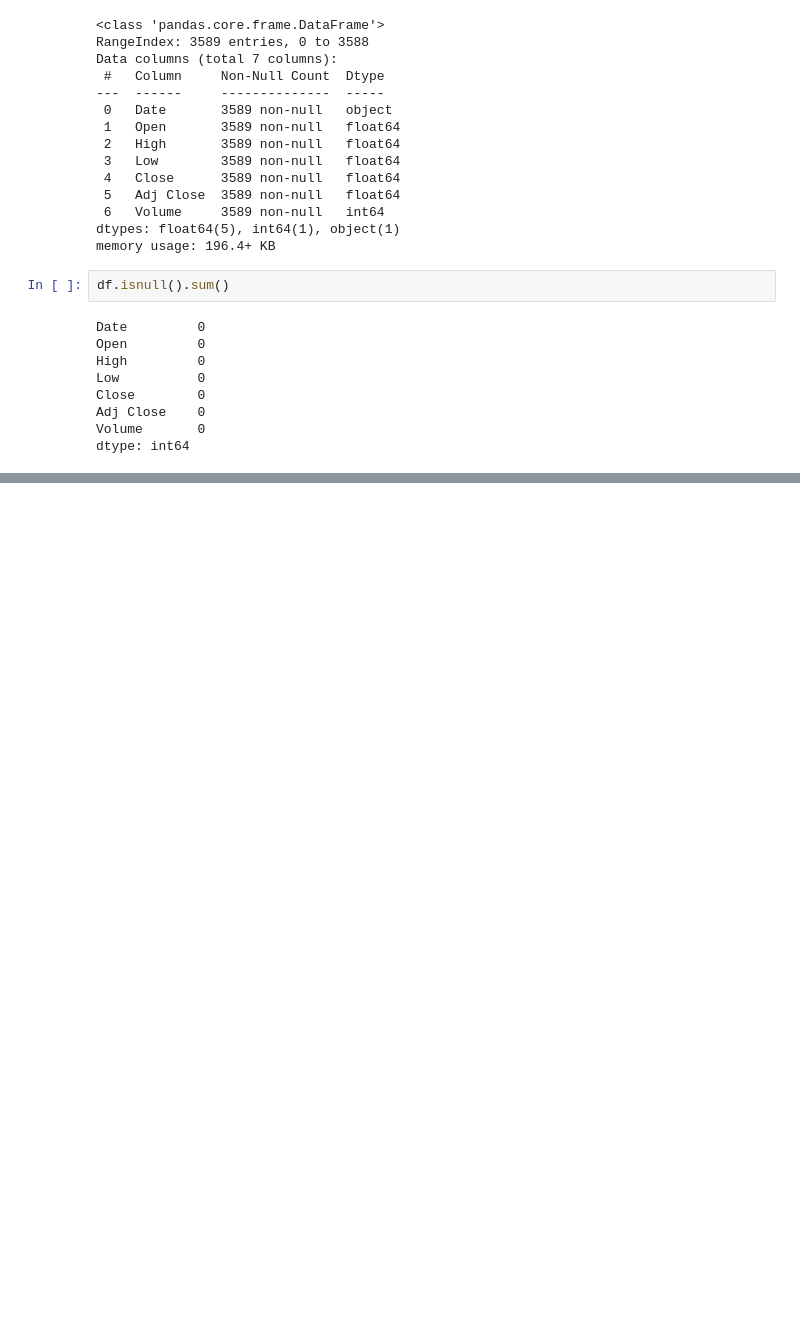
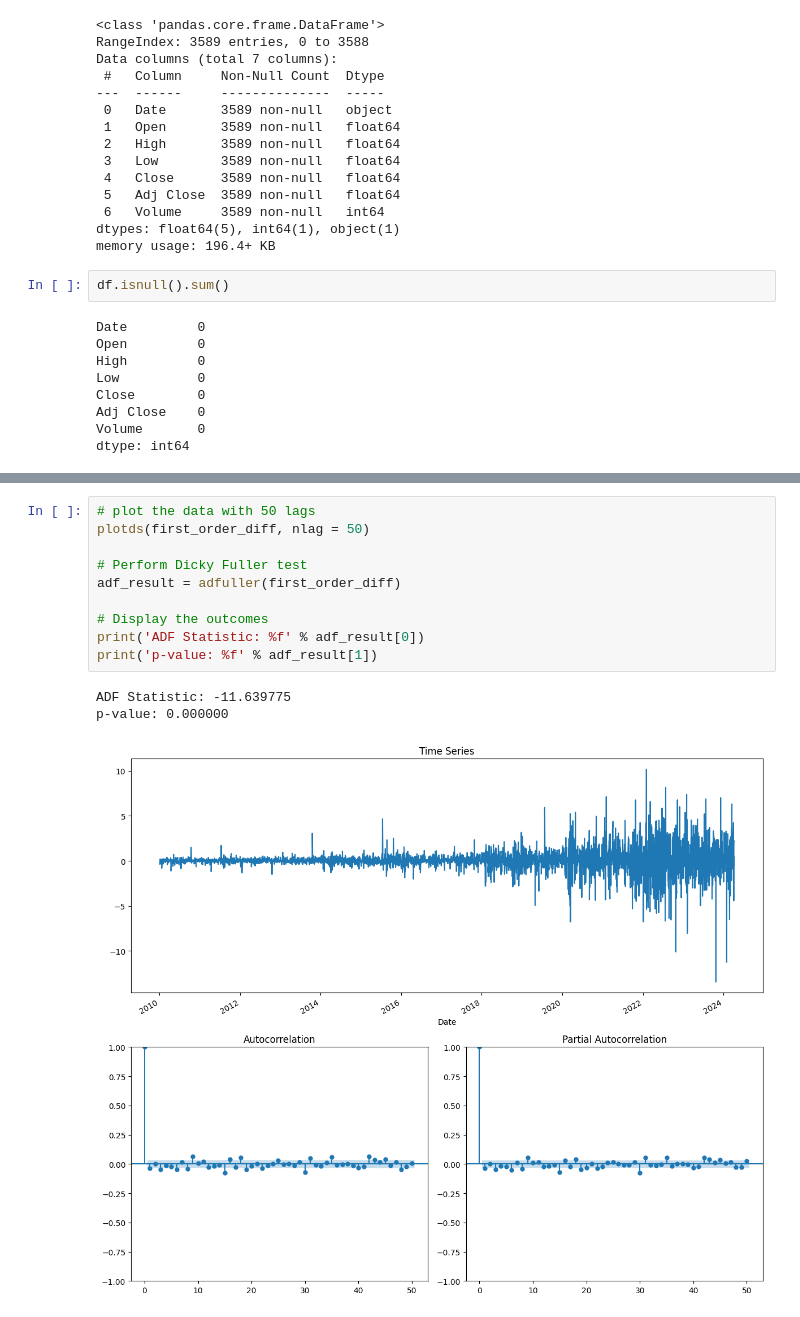
Before and after one commit to SamuelhBueno/MachineLearningBus, a Jupyter notebook: Timeseries_CA.ipynb, the cells around one changed output, grey strips where cells are left out. Cells and saved outputs as stored; diff of their text form; blank space fills up the shorter version.

```diff
--- a/Timeseries_CA.ipynb
+++ b/Timeseries_CA.ipynb
@@ -48,0 +157,14 @@ There is no missing values.
+# %%
+# plot the data with 50 lags
+plotds(first_order_diff, nlag = 50)
+
+# Perform Dicky Fuller test
+adf_result = adfuller(first_order_diff)
+
+# Display the outcomes
+print('ADF Statistic: %f' % adf_result[0])
+print('p-value: %f' % adf_result[1])
+# %% [output]
+ADF Statistic: -11.639775
+p-value: 0.000000
+[figure, added]
```
Also changed, not shown: parts of 22 cells of this notebook.
